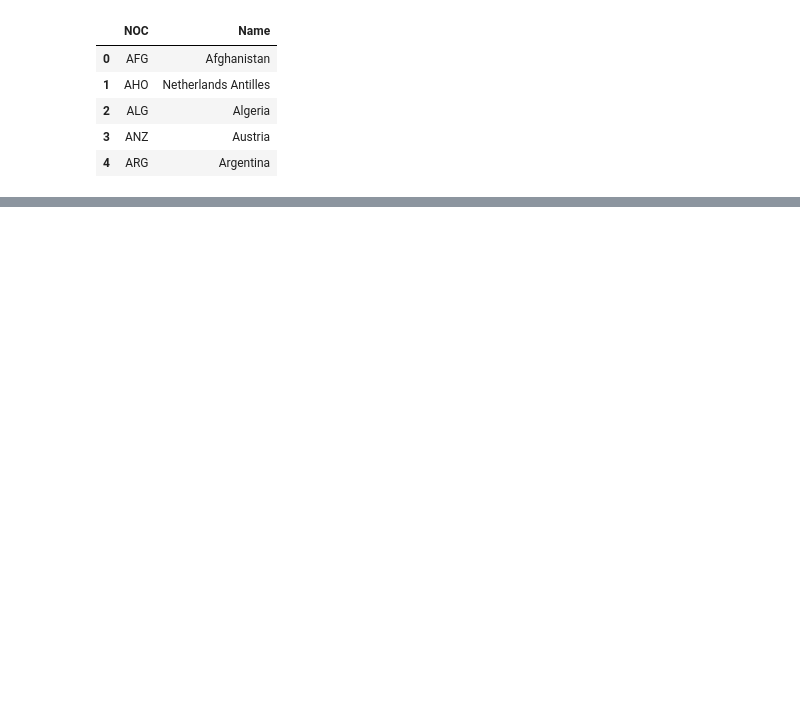
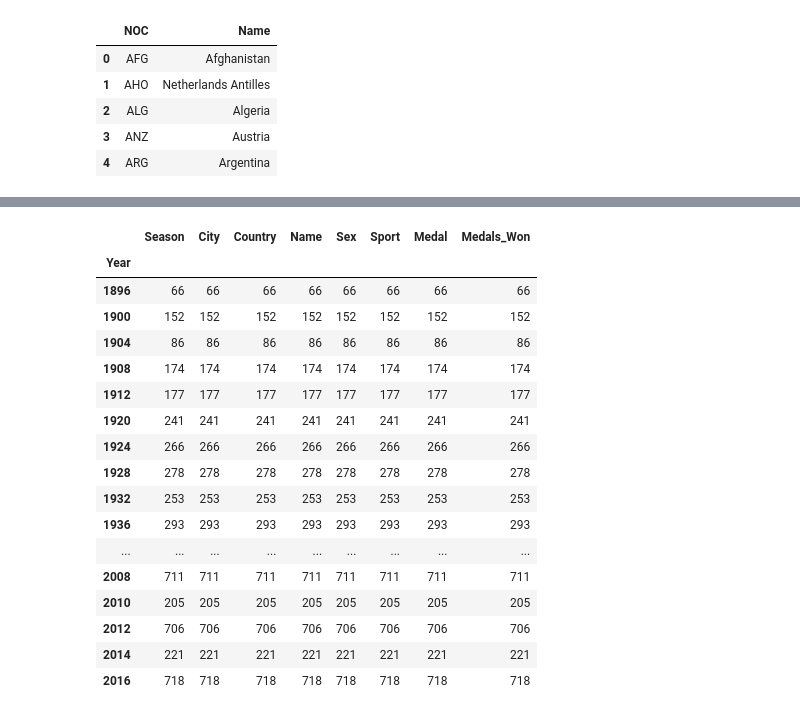
Before and after one commit to julia-claira/Olympic_Analysis, a Jupyter notebook: jupyter/Julia_summer_medal_data.ipynb, the cells around one changed output, grey strips where cells are left out. Saved outputs shown, nothing was run; the diff lists cells and outputs as text; code cells hidden in the pictures; blank space fills up the shorter version.

```diff
--- a/jupyter/Julia_summer_medal_data.ipynb
+++ b/jupyter/Julia_summer_medal_data.ipynb
@@ -376,0 +383,21 @@ db_merged['Season'][0]
+# %%
+db_merged.groupby('Year').count()
+# %% [output]
+|  | Season | City | Country | Name | Sex | Sport | Medal | Medals_Won |
+| Year |  |  |  |  |  |  |  |  |
+| 1896 | 66 | 66 | 66 | 66 | 66 | 66 | 66 | 66 |
+| 1900 | 152 | 152 | 152 | 152 | 152 | 152 | 152 | 152 |
+| 1904 | 86 | 86 | 86 | 86 | 86 | 86 | 86 | 86 |
+| 1908 | 174 | 174 | 174 | 174 | 174 | 174 | 174 | 174 |
+| 1912 | 177 | 177 | 177 | 177 | 177 | 177 | 177 | 177 |
+| 1920 | 241 | 241 | 241 | 241 | 241 | 241 | 241 | 241 |
+| 1924 | 266 | 266 | 266 | 266 | 266 | 266 | 266 | 266 |
+| 1928 | 278 | 278 | 278 | 278 | 278 | 278 | 278 | 278 |
+| 1932 | 253 | 253 | 253 | 253 | 253 | 253 | 253 | 253 |
+| 1936 | 293 | 293 | 293 | 293 | 293 | 293 | 293 | 293 |
+| ... | ... | ... | ... | ... | ... | ... | ... | ... |
+| 2008 | 711 | 711 | 711 | 711 | 711 | 711 | 711 | 711 |
+| 2010 | 205 | 205 | 205 | 205 | 205 | 205 | 205 | 205 |
+| 2012 | 706 | 706 | 706 | 706 | 706 | 706 | 706 | 706 |
+| 2014 | 221 | 221 | 221 | 221 | 221 | 221 | 221 | 221 |
+| 2016 | 718 | 718 | 718 | 718 | 718 | 718 | 718 | 718 |
```
Also changed, not shown: parts of 12 cells of this notebook, 8 other files.
